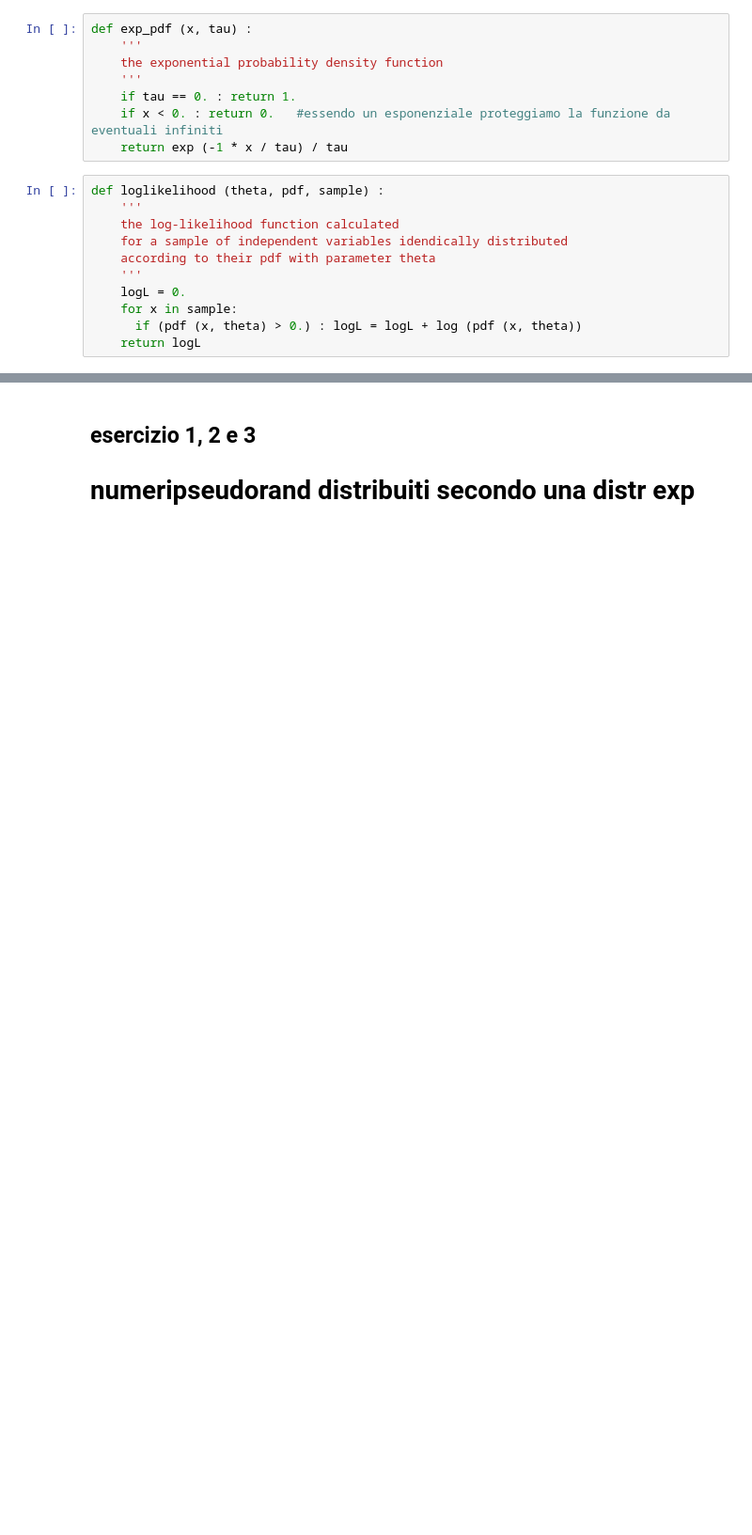
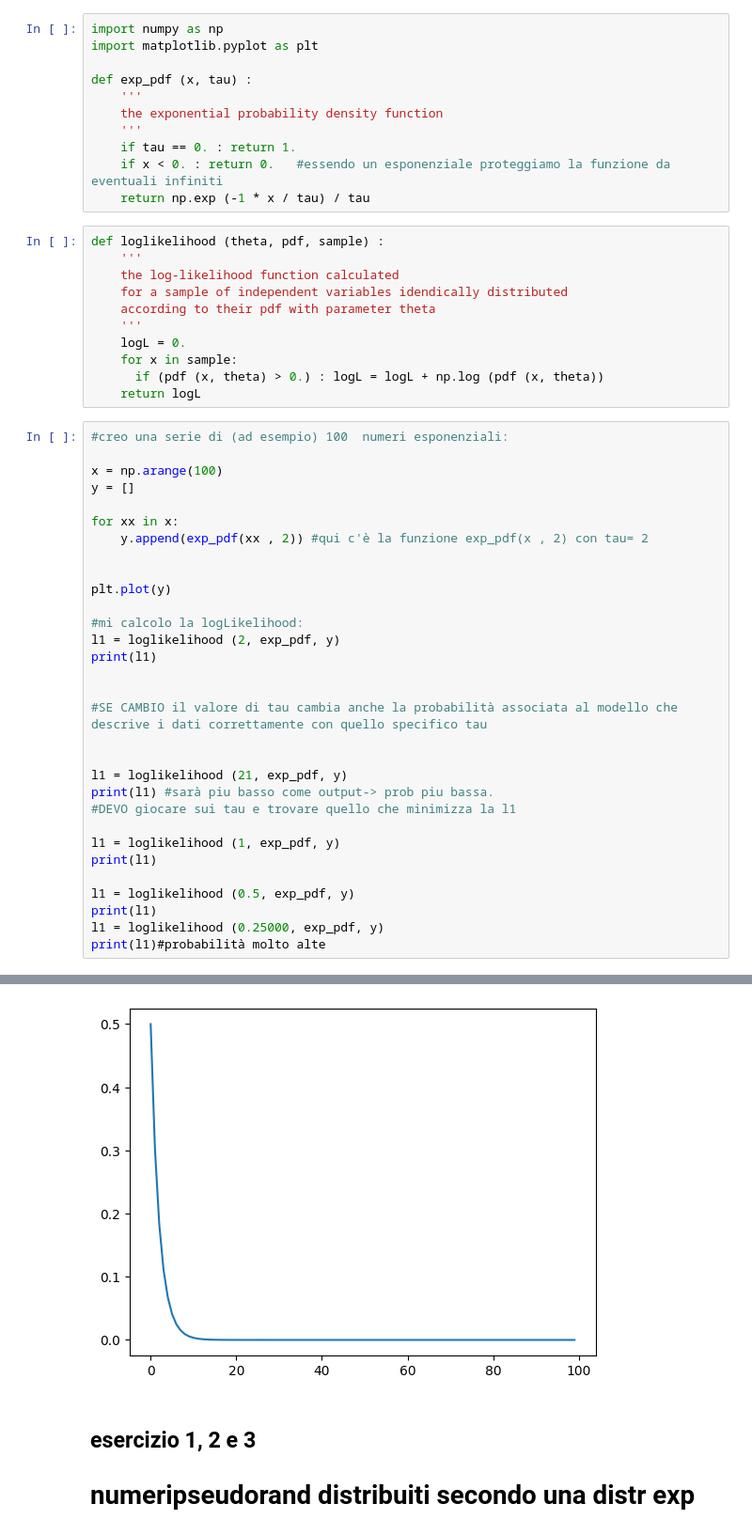
Before and after one commit to francescobellina/lezione9, a Jupyter notebook: TEORIA9.ipynb, the cells around one changed output, grey strips where cells are left out. Shown at 94% size. Saved outputs shown, nothing was run; the diff lists cells and outputs as text; blank space fills up the shorter version.

```diff
--- a/TEORIA9.ipynb
+++ b/TEORIA9.ipynb
@@ -1,11 +1,14 @@
 # %%
+import numpy as np
+import matplotlib.pyplot as plt
+
 def exp_pdf (x, tau) :
     '''
     the exponential probability density function
     '''
     if tau == 0. : return 1.
     if x < 0. : return 0.   #essendo un esponenziale proteggiamo la funzione da eventuali infiniti
-    return exp (-1 * x / tau) / tau
+    return np.exp (-1 * x / tau) / tau
 # %%
 def loglikelihood (theta, pdf, sample) :
     '''
@@ -15,5 +18,37 @@ def loglikelihood (theta, pdf, sample) :
     '''
     logL = 0.
     for x in sample:
-      if (pdf (x, theta) > 0.) : logL = logL + log (pdf (x, theta))
+      if (pdf (x, theta) > 0.) : logL = logL + np.log (pdf (x, theta))
     return logL
+# %%
+#creo una serie di (ad esempio) 100  numeri esponenziali:
+
+x = np.arange(100)
+y = []
+
+for xx in x:
+    y.append(exp_pdf(xx , 2)) #qui c'è la funzione exp_pdf(x , 2) con tau= 2
+
+
+plt.plot(y)
+
+#mi calcolo la logLikelihood:
+l1 = loglikelihood (2, exp_pdf, y)
+print(l1)
+
+
+#SE CAMBIO il valore di tau cambia anche la probabilità associata al modello che descrive i dati correttamente con quello specifico tau
+
+
+l1 = loglikelihood (21, exp_pdf, y)
+print(l1) #sarà piu basso come output-> prob piu bassa.
+#DEVO giocare sui tau e trovare quello che minimizza la l1
+
+l1 = loglikelihood (1, exp_pdf, y)
+print(l1)
+
+l1 = loglikelihood (0.5, exp_pdf, y)
+print(l1)
+l1 = loglikelihood (0.25000, exp_pdf, y)
+print(l1)#probabilità molto alte
+# %% [output]
@@ -20,3 +61,4 @@ def loglikelihood (theta, pdf, sample) :
+[figure, added]
 # %% [markdown]
 ## esercizio 1,  2  e 3
 # numeripseudorand distribuiti secondo una distr exp
```
Also changed, not shown: parts of 1 cell of this notebook.
